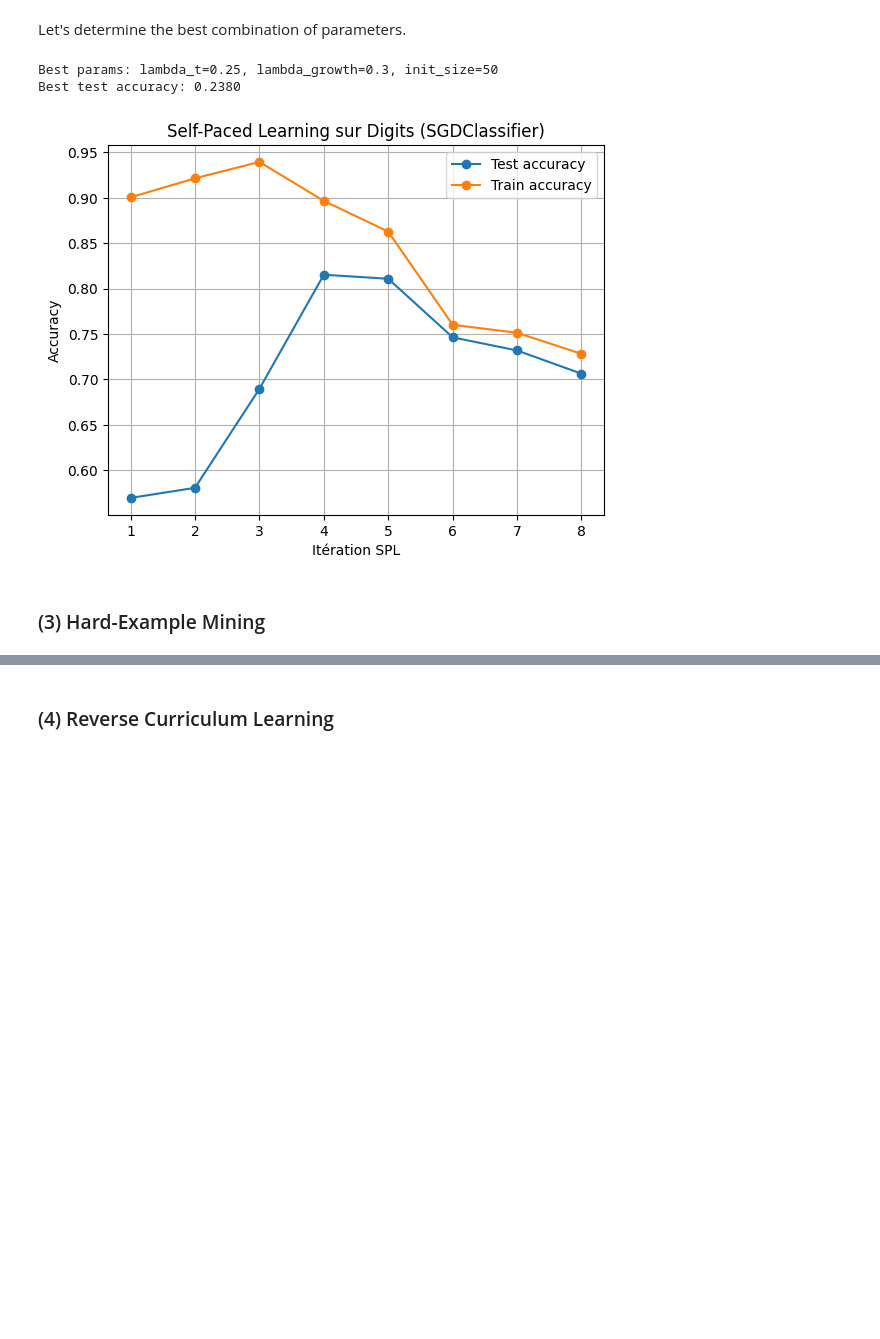
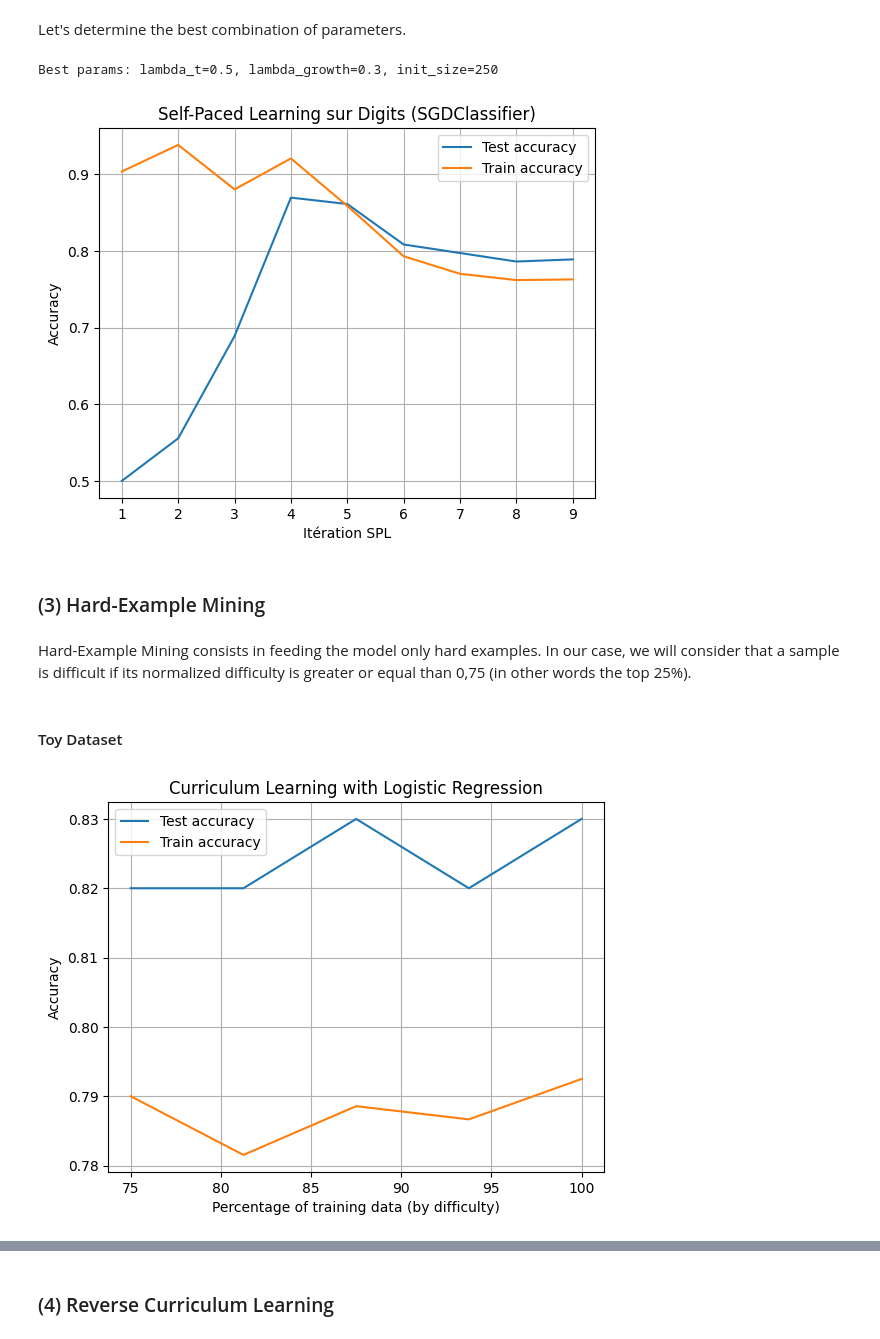
Before and after one commit to Reza-rgb/Opti4ML-TidyTeam, a Jupyter notebook: src/Exploration.ipynb, the cells around one changed output, grey strips where cells are left out. Saved outputs shown, nothing was run; the diff lists cells and outputs as text; code cells hidden in the pictures; blank space fills up the shorter version.

```diff
--- a/src/Exploration.ipynb
+++ b/src/Exploration.ipynb
@@ -444,15 +430,12 @@ for lambda_t_init, lambda_growth, init_size in product(lambda_t_values, lambda_g
     results.append(((lambda_t_init, lambda_growth, init_size), score))
 
     if score > best_score:
-        best_score = score
         best_params = (lambda_t_init, lambda_growth, init_size)
 
 # Print best combination
 print(f"Best params: lambda_t={best_params[0]}, lambda_growth={best_params[1]}, init_size={best_params[2]}")
-print(f"Best test accuracy: {best_score:.4f}")
 # %% [output]
-Best params: lambda_t=0.25, lambda_growth=0.3, init_size=50
-Best test accuracy: 0.2380
+Best params: lambda_t=0.5, lambda_growth=0.3, init_size=250
 # %%
 classes = np.unique(y_train_MNIST)
 
@@ -511,8 +494,8 @@ for it in range(1, max_iters + 1):
     lambda_t += lambda_growth
 
 # tracé des courbes d'apprentissage
-plt.plot(range(1, len(test_accuracies)+1), test_accuracies, marker='o', label="Test accuracy")
-plt.plot(range(1, len(train_accuracies)+1), train_accuracies, marker='o', label="Train accuracy")
+plt.plot(range(1, len(test_accuracies)+1), test_accuracies, label="Test accuracy")
+plt.plot(range(1, len(train_accuracies)+1), train_accuracies, label="Train accuracy")
 plt.xlabel("Itération SPL")
 plt.ylabel("Accuracy")
 plt.title("Self-Paced Learning sur Digits (SGDClassifier)")
@@ -520,6 +503,47 @@ plt.legend()
 plt.grid(True)
 plt.show()
 # %% [output]
-[figure, old version]
+[figure, new version]
 # %% [markdown]
 ### (3) Hard-Example Mining
+# %% [markdown]
+Hard-Example Mining consists in feeding the model only hard examples. In our case, we will consider that a sample is difficult if its normalized difficulty is greater or equal than 0,75 (in other words the top 25%).
+# %% [markdown]
+#### Toy Dataset
+# %%
+sorted_indices = np.argsort(norm_toy_difficulty)
+
+X_sorted = X_train_toy[sorted_indices]
+y_sorted = y_train_toy[sorted_indices]
+
+# Curriculum training: increase % of training data
+percentages = np.linspace(0.75, 1, 5)
+train_accuracies = []
+test_accuracies = []
+
+
+for percentage in percentages:
+    n_samples = int(percentage * len(X_train_toy))
+    X_train = X_train_toy[:n_samples]
+    y_train = y_train_toy[:n_samples]
+
+    clf = LogisticRegression()
+    clf.fit(X_train, y_train)
+
+    train_acc = accuracy_score(y_train, clf.predict(X_train))
+    test_acc = accuracy_score(y_test_toy, clf.predict(X_test_toy))
+
+    train_accuracies.append(train_acc)
+    test_accuracies.append(test_acc)
+
+# Plot
+plt.plot(percentages * 100, test_accuracies, label="Test accuracy")
+plt.plot(percentages * 100, train_accuracies, label="Train accuracy")
+plt.xlabel("Percentage of training data (by difficulty)")
+plt.ylabel("Accuracy")
+plt.title("Curriculum Learning with Logistic Regression")
+plt.legend()
+plt.grid(True)
+plt.show()
+# %% [output]
+[figure, added]
```
Also changed, not shown: parts of 12 cells of this notebook.
